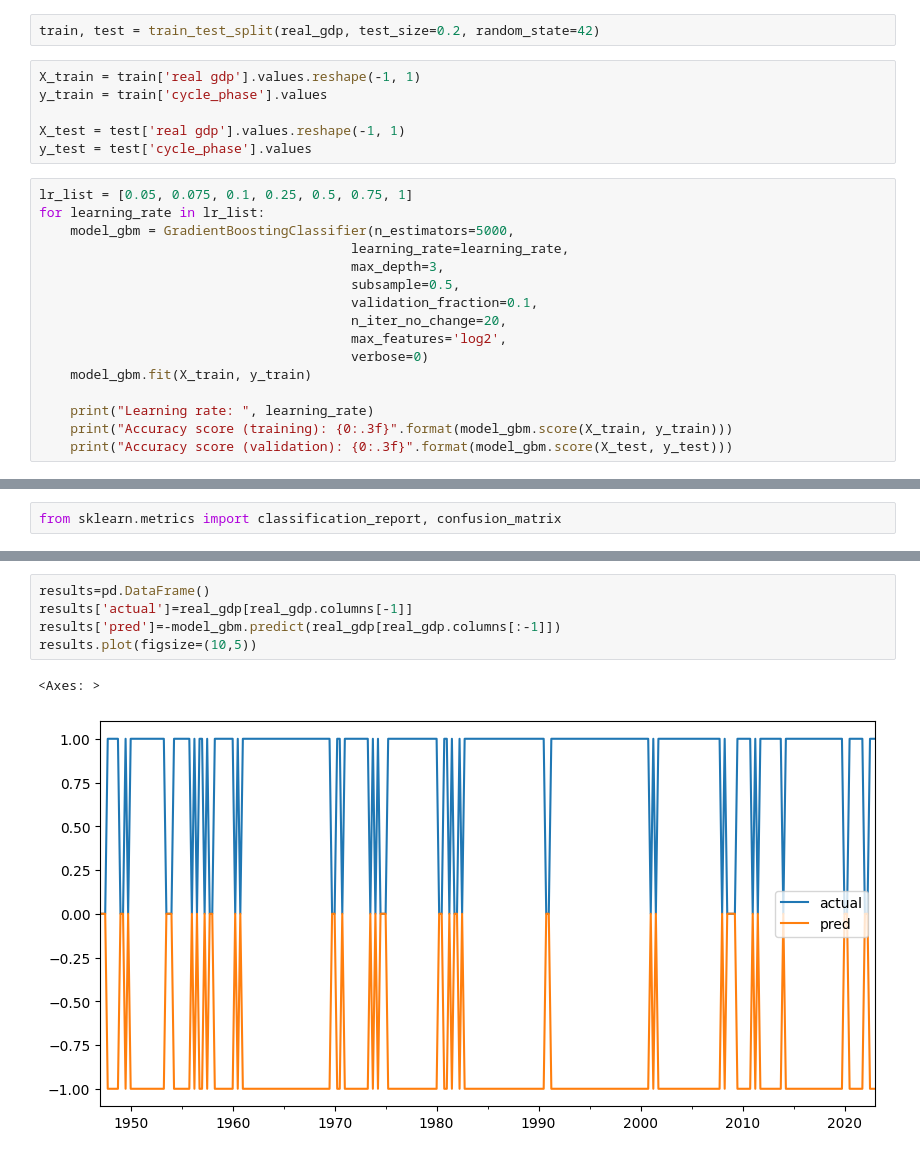
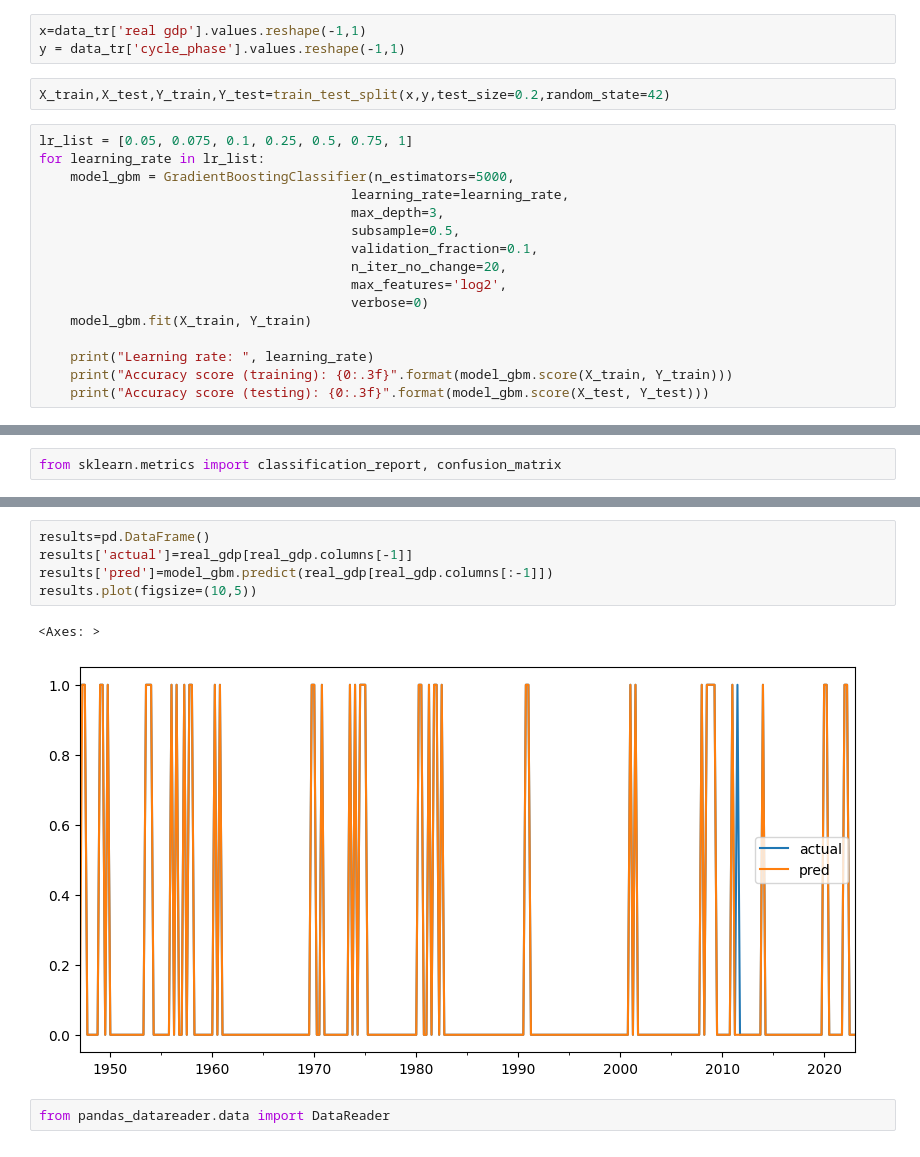
Before and after one commit to AmineMahdioui/projet-de-fin-d-annee, a Jupyter notebook: bc.ipynb, the cells around one changed output, grey strips where cells are left out. Cells and saved outputs as stored; diff of their text form.

Commit message:
random push

```diff
--- a/bc.ipynb
+++ b/bc.ipynb
@@ -49,11 +64,8 @@ from sklearn.model_selection import train_test_split
+# %%
+x=data_tr['real gdp'].values.reshape(-1,1)
+y = data_tr['cycle_phase'].values.reshape(-1,1)
 # %%
-train, test = train_test_split(real_gdp, test_size=0.2, random_state=42)
+X_train,X_test,Y_train,Y_test=train_test_split(x,y,test_size=0.2,random_state=42)
-# %%
-X_train = train['real gdp'].values.reshape(-1, 1)
-y_train = train['cycle_phase'].values
-
-X_test = test['real gdp'].values.reshape(-1, 1)
-y_test = test['cycle_phase'].values
 # %%
 lr_list = [0.05, 0.075, 0.1, 0.25, 0.5, 0.75, 1]
 for learning_rate in lr_list:
@@ -65,11 +77,11 @@ for learning_rate in lr_list:
                                         n_iter_no_change=20,
                                         max_features='log2',
                                         verbose=0)
-    model_gbm.fit(X_train, y_train)
+    model_gbm.fit(X_train, Y_train)
 
     print("Learning rate: ", learning_rate)
-    print("Accuracy score (training): {0:.3f}".format(model_gbm.score(X_train, y_train)))
-    print("Accuracy score (validation): {0:.3f}".format(model_gbm.score(X_test, y_test)))
+    print("Accuracy score (training): {0:.3f}".format(model_gbm.score(X_train, Y_train)))
+    print("Accuracy score (testing): {0:.3f}".format(model_gbm.score(X_test, Y_test)))
 # %% [output]
 Learning rate:  0.05
 Accuracy score (training): 1.000
@@ -117,8 +133,10 @@ weighted avg       1.00      1.00      1.00       305
 # %%
 results=pd.DataFrame()
 results['actual']=real_gdp[real_gdp.columns[-1]]
-results['pred']=-model_gbm.predict(real_gdp[real_gdp.columns[:-1]])
+results['pred']=model_gbm.predict(real_gdp[real_gdp.columns[:-1]])
 results.plot(figsize=(10,5))
 # %% [output]
 <Axes: >
-[figure, old version]
+[figure, new version]
+# %%
+from pandas_datareader.data import DataReader
```
Also changed, not shown: parts of 9 cells of this notebook, 3 other files.
